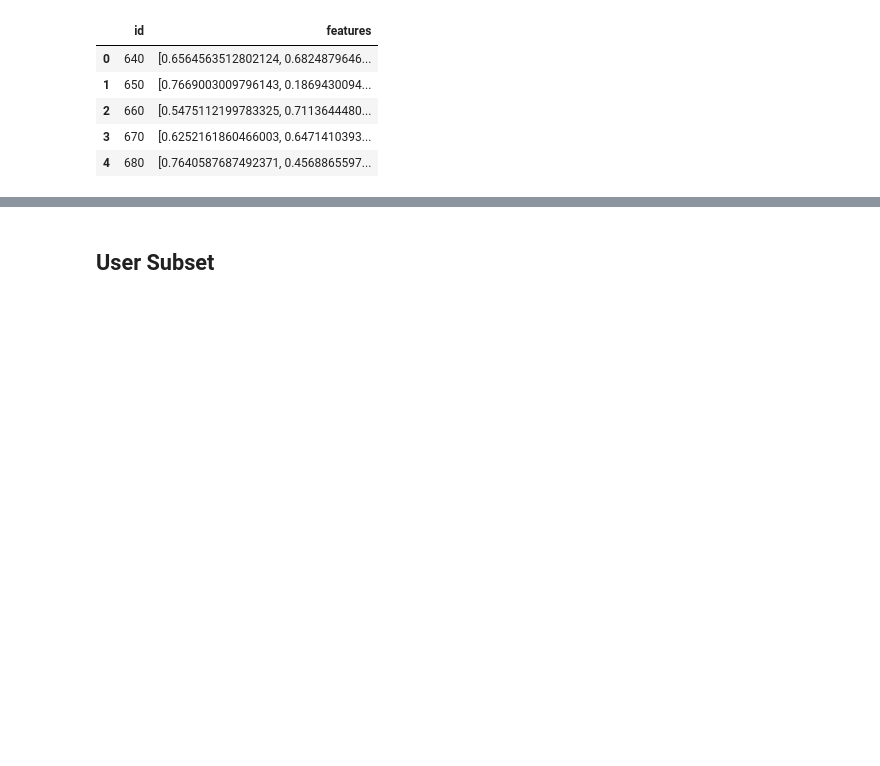
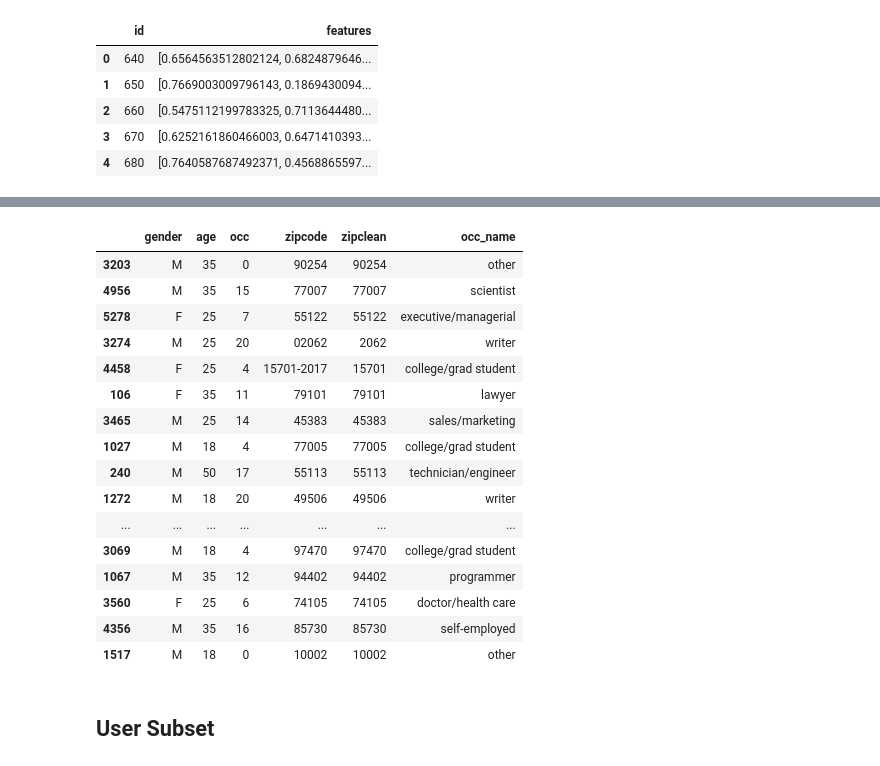
Before and after one commit to branlindsey/movie_recommender, a Jupyter notebook: spark_model.ipynb, the cells around one changed output, grey strips where cells are left out. Drawn from its saved outputs; the diff is of its cells as text; code cells hidden in the pictures; blank space fills up the shorter version.

```diff
--- a/spark_model.ipynb
+++ b/spark_model.ipynb
@@ -404,0 +567,4 @@ userfactors_df
+# %%
+df_users[['Feature1', 'Feature2', 'Feature3', 'Feature4', 'Feature5', 'Feature6', 'Feature7', 'Feature8', 'Feature9', 'Feature10']] = pd.DataFrame(sorted_users.features.tolist(), index= df_users.index)
+# %%
+df_users.index +=1
@@ -404,0 +580,2 @@ userfactors_df
+# %%
+users = pd.read_csv('cleaned_data/users.csv', index_col='user_id')
@@ -405,3 +596,25 @@ userfactors_df
+# %%
+top_20_three = df_users.sort_values(by='Feature3', ascending=False).index[:20]
+# %%
+users.loc[top_20_three]
+# %% [output]
+|  | gender | age | occ | zipcode | zipclean | occ_name |
+| 3203 | M | 35 | 0 | 90254 | 90254 | other |
+| 4956 | M | 35 | 15 | 77007 | 77007 | scientist |
+| 5278 | F | 25 | 7 | 55122 | 55122 | executive/managerial |
+| 3274 | M | 25 | 20 | 02062 | 2062 | writer |
+| 4458 | F | 25 | 4 | 15701-2017 | 15701 | college/grad student |
+| 106 | F | 35 | 11 | 79101 | 79101 | lawyer |
+| 3465 | M | 25 | 14 | 45383 | 45383 | sales/marketing |
+| 1027 | M | 18 | 4 | 77005 | 77005 | college/grad student |
+| 240 | M | 50 | 17 | 55113 | 55113 | technician/engineer |
+| 1272 | M | 18 | 20 | 49506 | 49506 | writer |
+| ... | ... | ... | ... | ... | ... | ... |
+| 3069 | M | 18 | 4 | 97470 | 97470 | college/grad student |
+| 1067 | M | 35 | 12 | 94402 | 94402 | programmer |
+| 3560 | F | 25 | 6 | 74105 | 74105 | doctor/health care |
+| 4356 | M | 35 | 16 | 85730 | 85730 | self-employed |
+| 1517 | M | 18 | 0 | 10002 | 10002 | other |
 # %% [markdown]
 ## User Subset
 # %%
```
Also changed, not shown: parts of 54 cells of this notebook, 2 other files.
